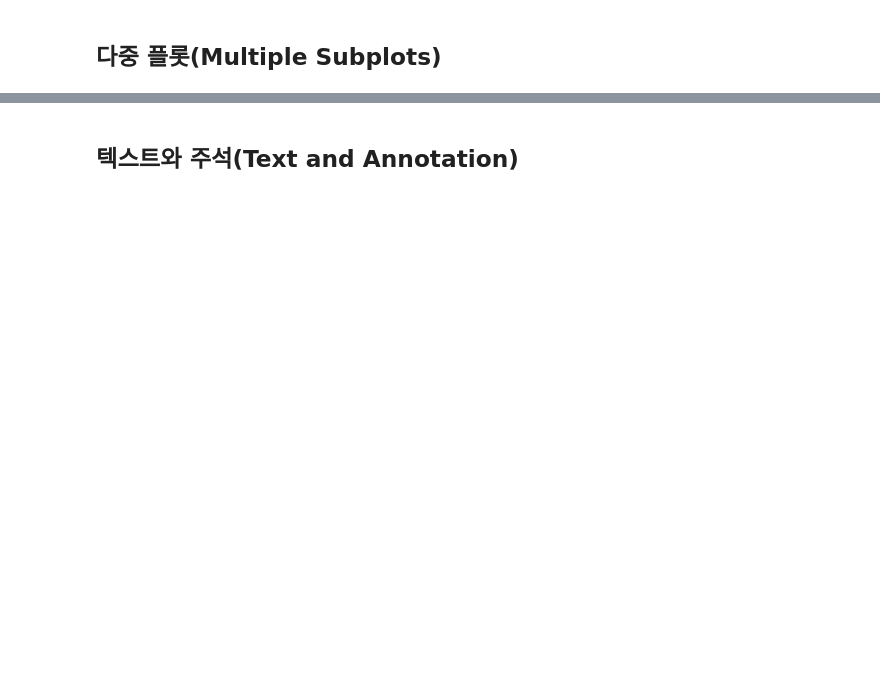
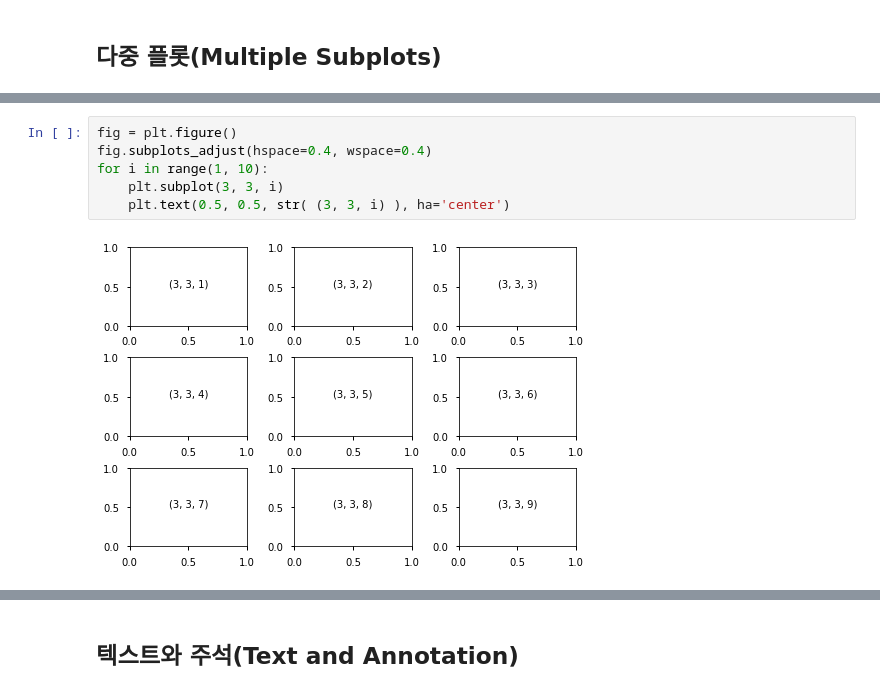
Before and after one commit to kbjung/AI_SoCar, a Jupyter notebook: pre_camp/_Matplotlib_한번에_제대로_배우기.ipynb, the cells around one changed output, grey strips where cells are left out. Saved outputs shown, nothing was run; the diff lists cells and outputs as text; blank space fills up the shorter version.

```diff
--- a/pre_camp/_Matplotlib_한번에_제대로_배우기.ipynb
+++ b/pre_camp/_Matplotlib_한번에_제대로_배우기.ipynb
@@ -258,0 +270,8 @@ plt.clim(-1, 1);
+# %%
+fig = plt.figure()
+fig.subplots_adjust(hspace=0.4, wspace=0.4)
+for i in range(1, 10):
+    plt.subplot(3, 3, i)
+    plt.text(0.5, 0.5, str( (3, 3, i) ), ha='center')
+# %% [output]
+[figure, added]
```
Also changed, not shown: parts of 29 cells of this notebook.
